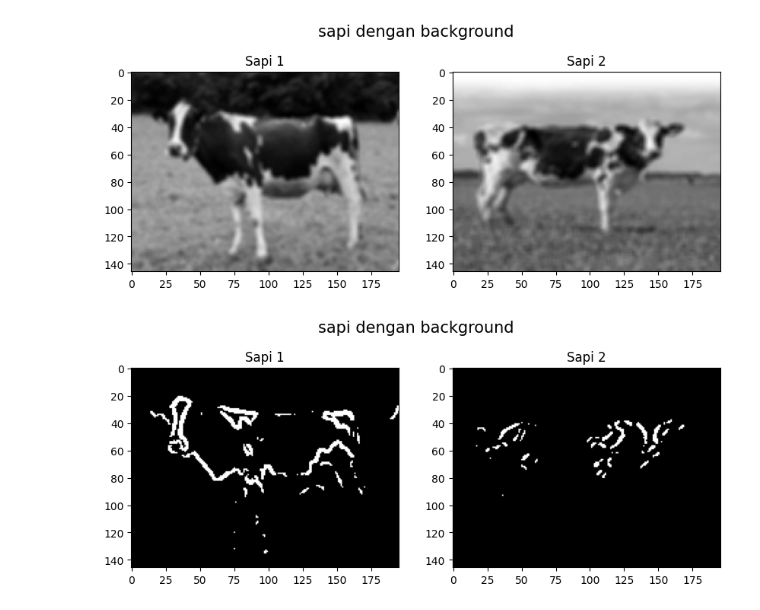
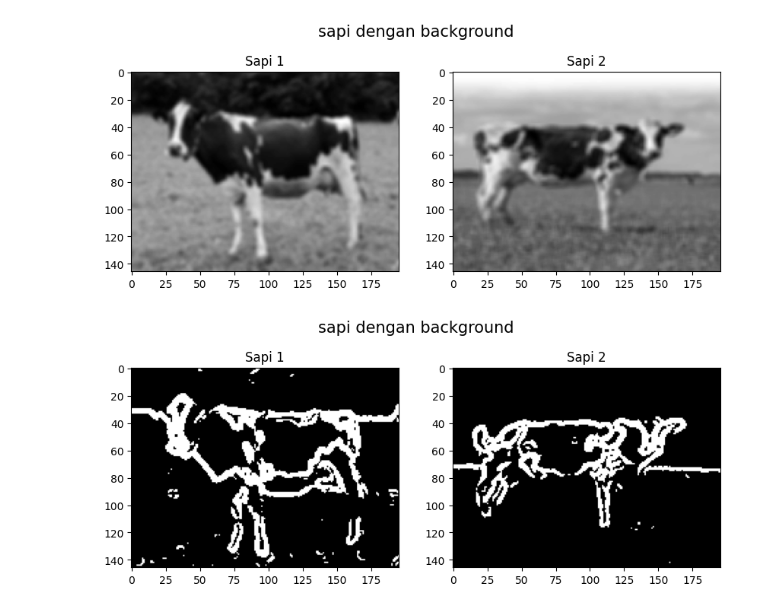
Before and after one commit to naragift/sapixy, a Jupyter notebook: main.ipynb, the cells around one changed output. Drawn from its saved outputs; the diff is of its cells as text; code cells hidden in the pictures.

```diff
--- a/main.ipynb
+++ b/main.ipynb
@@ -311,34 +311,33 @@ def graph_cut_segmentation(image, threshold):
     graph = [[0] * width for _ in range(height)]
 
     # Set the weights of the graph edges
     for y in range(height):
         for x in range(width):
             pixel_value = image[y][x]
 
             # Set the weight of the edge connecting adjacent pixels
             if x > 0:
                 weight = abs(pixel_value - image[y][x - 1])
                 graph[y][x] += weight
                 graph[y][x - 1] += weight
             if y > 0:
                 weight = abs(pixel_value - image[y - 1][x])
                 graph[y][x] += weight
                 graph[y - 1][x] += weight
 
     # Perform graph cut
     segmented_image = [[0] * width for _ in range(height)]
     for y in range(height):
         for x in range(width):
             if graph[y][x] > threshold:
                 segmented_image[y][x] = 1  # Object
             else:
                 segmented_image[y][x] = 0  # Background
 
     return segmented_image
 
-graph_cut_segmentation1 = graph_cut_segmentation(normalized_image1)
-graph_cut_segmentation2 = graph_cut_segmentation(normalized_image2)
-
+graph_cut_segmentation1 = graph_cut_segmentation(normalized_image1, 40)
+graph_cut_segmentation2 = graph_cut_segmentation(normalized_image2, 40)
 display_im2(graph_cut_segmentation1, graph_cut_segmentation2, title='sapi dengan background')
 # %% [output]
-[figure, old version]
+[figure, new version]
```
Also changed, not shown: parts of 2 cells of this notebook.
